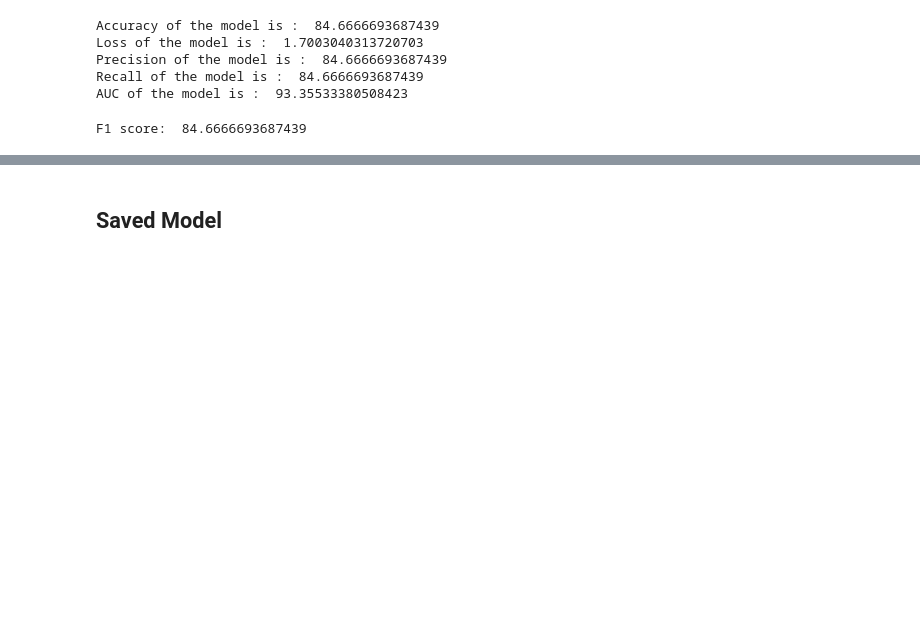
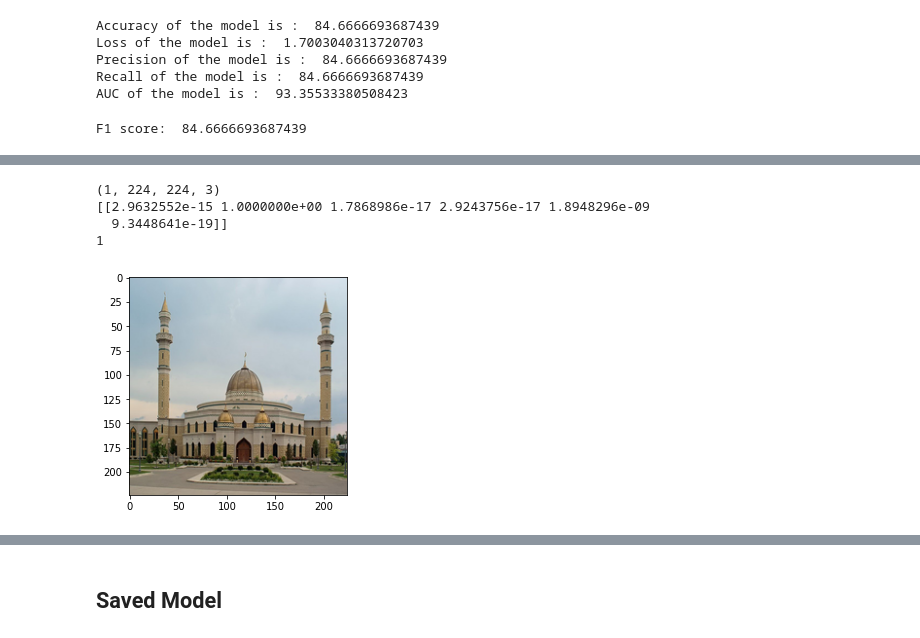
Before and after one commit to FaisalAhmedBijoy/Deep-CNN-Architecture-Implementation, a Jupyter notebook: Complex_New_Model_Architecture_Thesis_KUET.ipynb, the cells around one changed output, grey strips where cells are left out. Saved outputs shown, nothing was run; the diff lists cells and outputs as text; code cells hidden in the pictures; blank space fills up the shorter version.

```diff
--- a/Complex_New_Model_Architecture_Thesis_KUET.ipynb
+++ b/Complex_New_Model_Architecture_Thesis_KUET.ipynb
@@ -364,0 +405,18 @@ F1 score:  84.6666693687439
+# %%
+image_path='/content/drive/MyDrive/CSE 4000 Thesis/Dataset1500/Images/mosque0.png'
+random_image=image.load_img(image_path,target_size=(224,224))
+plt.imshow(random_image)
+random_image=image.img_to_array(random_image)
+test_image=random_image.reshape((1,)+random_image.shape)
+test_image=test_image/255.0
+print(test_image.shape)
+predicted_class=model.predict(test_image)
+print(predicted_class)
+#print('True classification')
+print(np.argmax(predicted_class))
+# %% [output]
+(1, 224, 224, 3)
+[[2.9632552e-15 1.0000000e+00 1.7868986e-17 2.9243756e-17 1.8948296e-09
+  9.3448641e-19]]
+1
+[figure, added]
```
Also changed, not shown: parts of 9 cells of this notebook.
